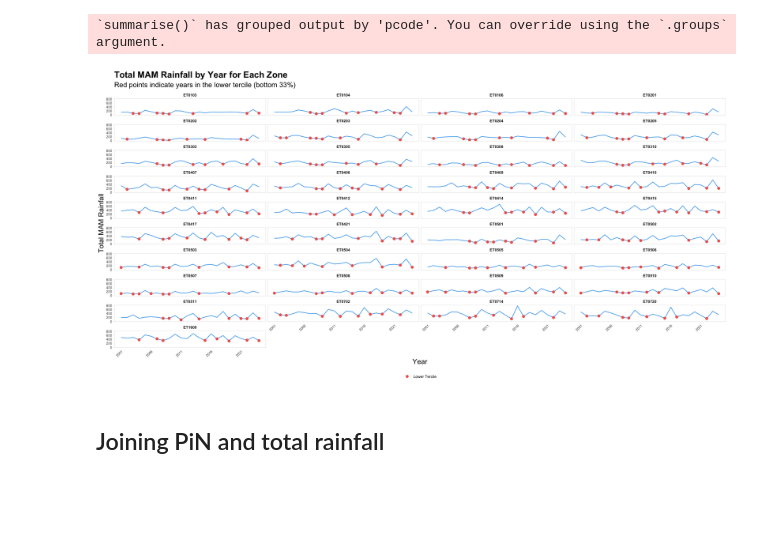
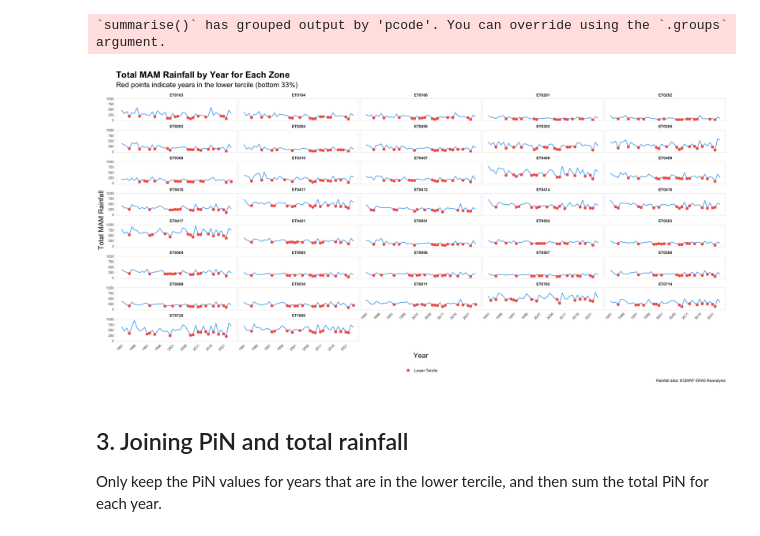
Before and after one commit to OCHA-DAP/ds-aa-eth-drought, a Jupyter notebook: analysis/03_0_pin_analysis.ipynb, the cells around one changed output. Saved outputs shown, nothing was run; the diff lists cells and outputs as text; code cells hidden in the pictures; blank space fills up the shorter version.

```diff
--- a/analysis/03_0_pin_analysis.ipynb
+++ b/analysis/03_0_pin_analysis.ipynb
@@ -170,6 +189,8 @@ df_imerg_filtered <- df_imerg %>%
 # %%
-df_mam_by_zone <- df_imerg_filtered %>%
+df_mam_by_zone <- df_era5_filtered %>%
     mutate(year = year(valid_date), month = month(valid_date)) %>%
+    # Specifically for ERA5 as values are monthly estimates for total daily precip
+    mutate(mean = mean * 30) %>%
     filter(month %in% c(3, 4, 5)) %>%
     group_by(pcode, year) %>%
     summarise(total_rainfall_mam = sum(mean, na.rm=TRUE)) %>%
@@ -187,38 +208,28 @@ df_mam_by_zone <- df_imerg_filtered %>%
 # %%
 ggplot(df_mam_by_zone, aes(x = year, y = total_rainfall_mam, group = pcode)) +
   geom_line(color = "#55ACEE", size = 0.7) +
   geom_point(data = filter(df_mam_by_zone, is_lower_tercile),
              aes(color = "Lower Tercile"), size = 2.5) +
   scale_color_manual(values = c("Lower Tercile" = "#F2645A")) +
-  facet_wrap(~ pcode, scales = "fixed", ncol = 4) +
-  theme_minimal() +
-  theme(
-    axis.text.x = element_text(angle = 45, hjust = 1, size = 8),
-    axis.text.y = element_text(size = 8),
-    axis.title = element_text(size = 16),
-    strip.text = element_text(face = "bold"),
-    panel.spacing = unit(0.25, "lines"),
-    axis.text.y.right = element_blank(),
-    axis.ticks.y.right = element_blank(),
-    axis.title.y.right = element_blank(),
-    panel.grid = element_blank(),
-    panel.border = element_rect(color = "grey", fill = NA, size = 0.25),
-    legend.position = "bottom",
-    plot.title = element_text(size = 20, face = "bold"),
-    plot.subtitle = element_text(size = 16)
-  ) +
+  facet_wrap(~ pcode, scales = "fixed", ncol = 5) +
+  base_graph_theme +
   labs(
     title = "Total MAM Rainfall by Year for Each Zone",
     subtitle = "Red points indicate years in the lower tercile (bottom 33%)",
     x = "Year",
     y = "Total MAM Rainfall",
+    caption = "Rainfall data: ECMWF ERA5 Reanalysis",
     color = NULL
   ) +
   scale_x_continuous(breaks = seq(min(df_mam_by_zone$year), max(df_mam_by_zone$year), by = 5))
+
+ggsave("total_rainfall_by_zone.png", width = 40, height = 25, units = "cm")
 # %% [output]
-[figure, old version]
+[figure, new version]
 # %% [markdown]
-## Joining PiN and total rainfall
+## 3. Joining PiN and total rainfall
+
+Only keep the PiN values for years that are in the lower tercile, and then sum the total PiN for each year.
 # %%
 gdf_pin <- gdf_ond_mam %>%
     select("admin2Pcode", "admin2Name_en", "TotalPin", "geometry")
```
Also changed, not shown: parts of 19 cells of this notebook.
